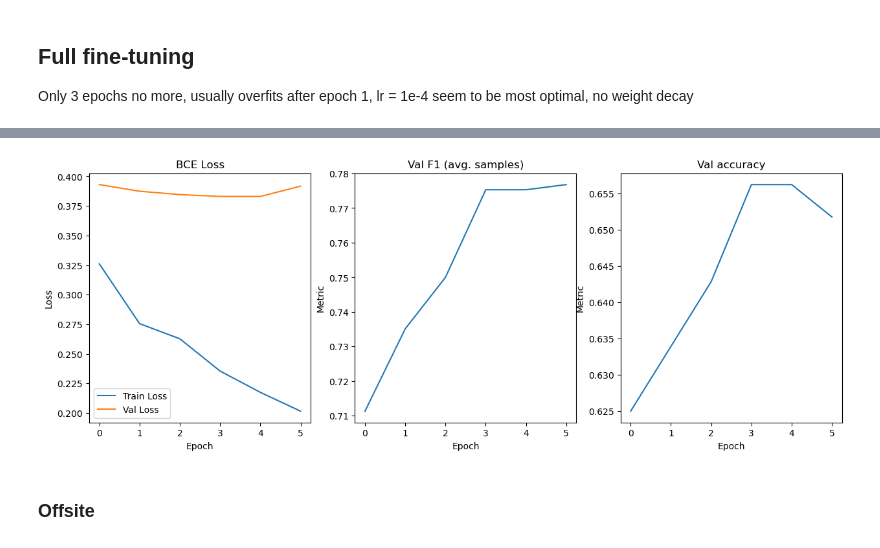
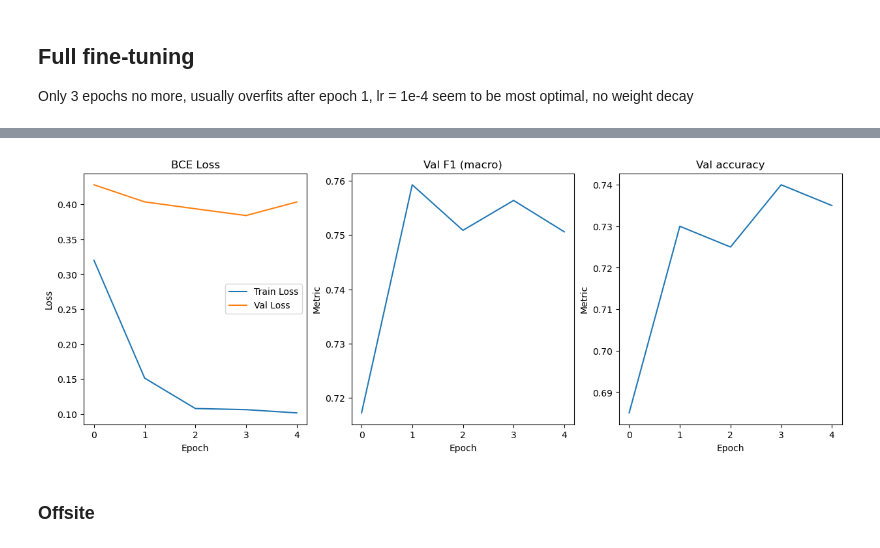
Before and after one commit to littlemicrowave/Multi-Retinal-Disease-Detection, a Jupyter notebook: bare_backbone_performance/efficient_net.ipynb, the cells around one changed output, grey strips where cells are left out. Saved outputs shown, nothing was run; the diff lists cells and outputs as text; code cells hidden in the pictures.

```diff
--- a/bare_backbone_performance/efficient_net.ipynb
+++ b/bare_backbone_performance/efficient_net.ipynb
@@ -202,12 +213,9 @@ def train_model(model, train_data, eval_data, optimizer, criterion, epochs, step
         val_accuracy = 0
 
         for (X, Y) in tqdm(train_loader, desc = "Training"):
-            if device == "cuda":
-                X = X.to(device)
-                Y = Y.to(device)
             optimizer.zero_grad()
-            output = model(X)
-            loss = criterion(output, Y)
+            output = model(X.to(device))
+            loss = criterion(output, Y.to(device))
             loss.backward()
             optimizer.step()
             train_loss += loss.item() * X.size(0)
@@ -215,28 +223,28 @@ def train_model(model, train_data, eval_data, optimizer, criterion, epochs, step
         train_loss = train_loss / train_size
 
         model.eval()
+        true = []
+        preds = []
         with torch.no_grad():
             for (X, Y) in tqdm(val_loader, desc="Validation"):
-                if device == "cuda":
-                    X = X.to(device)
-                    Y = Y.to(device)
-                output = model(X)
-                loss = criterion(output, Y)
+                output = model(X.to(device))
+                loss = criterion(output, Y.to(device))
                 val_loss += loss.item() * X.size(0)
                 output = nn.functional.sigmoid(output)
-                val_accuracy += accuracy_score((output > 0.5).cpu().long().numpy(), Y.cpu().numpy())
-                val_f1 += f1_score((output > 0.5).cpu().long().numpy(), Y.cpu().numpy(),average='samples')
+                output = (output > 0.5).cpu().long().numpy()
+                true.extend(Y.cpu().numpy())
+                preds.extend(output)
 
         val_loss = val_loss / eval_size
-        val_accuracy /= np.ceil(eval_size/BATCH)
-        val_f1 /= np.ceil(eval_size/BATCH)
+        val_accuracy = accuracy_score(preds, true)
+        val_f1 = f1_score(preds, true,average='macro', zero_division=0)
 
-        print(f"Epoch: {i} - Train Loss: {train_loss:2f} - Val Loss: {val_loss:2f} - Val Accuracy: {val_accuracy:2f} - Val F1 (avg. samples): {val_f1:2f}")
+        print(f"Epoch: {i} - Train Loss: {train_loss:2f} - Val Loss: {val_loss:2f} - Val Accuracy: {val_accuracy:2f} - Val F1 (macro): {val_f1:2f}")
         train_losses.append(train_loss)
         val_losses.append(val_loss)
 
         #saving model if score imporved
-        if best_score > val_loss :
+        if best_score > val_loss:
             print("Model improved! Saving if checkpoint_name is set.")
             best_score = val_loss
             if checkpoint_name != None:
@@ -257,7 +265,7 @@ def train_model(model, train_data, eval_data, optimizer, criterion, epochs, step
     plt.title("BCE Loss")
     plt.subplot(1, 3, 2)
     plt.plot(x, f1)
-    plt.title("Val F1 (avg. samples)")
+    plt.title("Val F1 (macro)")
     plt.xlabel("Epoch")
     plt.ylabel("Metric")
     plt.subplot(1, 3, 3)
@@ -322,11 +330,11 @@ eval_model(model, onsite_test, "efficient_net_submission_classifier_tune.csv")
 
 Only 3 epochs no more, usually overfits after epoch 1, lr = 1e-4 seem to be most optimal, no weight decay
 # %%
-for layer in model.parameters():
-    layer.requires_grad = True
+for p in model.parameters():
+    p.requires_grad = True
 
-optimizer = torch.optim.AdamW(model.parameters(), lr = 2e-5, weight_decay=1e-5)
+optimizer = torch.optim.AdamW(model.parameters(), lr = 5e-4, weight_decay = 0)
 criterion = nn.BCEWithLogitsLoss()
-#scheduler = torch.optim.lr_scheduler.ExponentialLR(optimizer=optimizer, gamma=0.5)
-result = train_model(model, train, val, optimizer=optimizer, criterion=criterion, epochs=6, stepLR=scheduler, checkpoint_name="efficient.pt")
+scheduler = torch.optim.lr_scheduler.ExponentialLR(optimizer=optimizer, gamma=0.2)
+result = train_model(model, train, val, optimizer=optimizer, criterion=criterion, epochs=5, stepLR=scheduler, checkpoint_name="efficient.pt")
 # %% [output]
@@ -344,4 +350,4 @@ Epoch: 5 - Train Loss: 0.201526 - Val Loss: 0.391743 - Val Accuracy: 0.651786 -
-[figure, old version]
+[figure, new version]
 # %% [markdown]
 ### Offsite
 # %%
```
Also changed, not shown: parts of 7 cells of this notebook, 5 other files.
